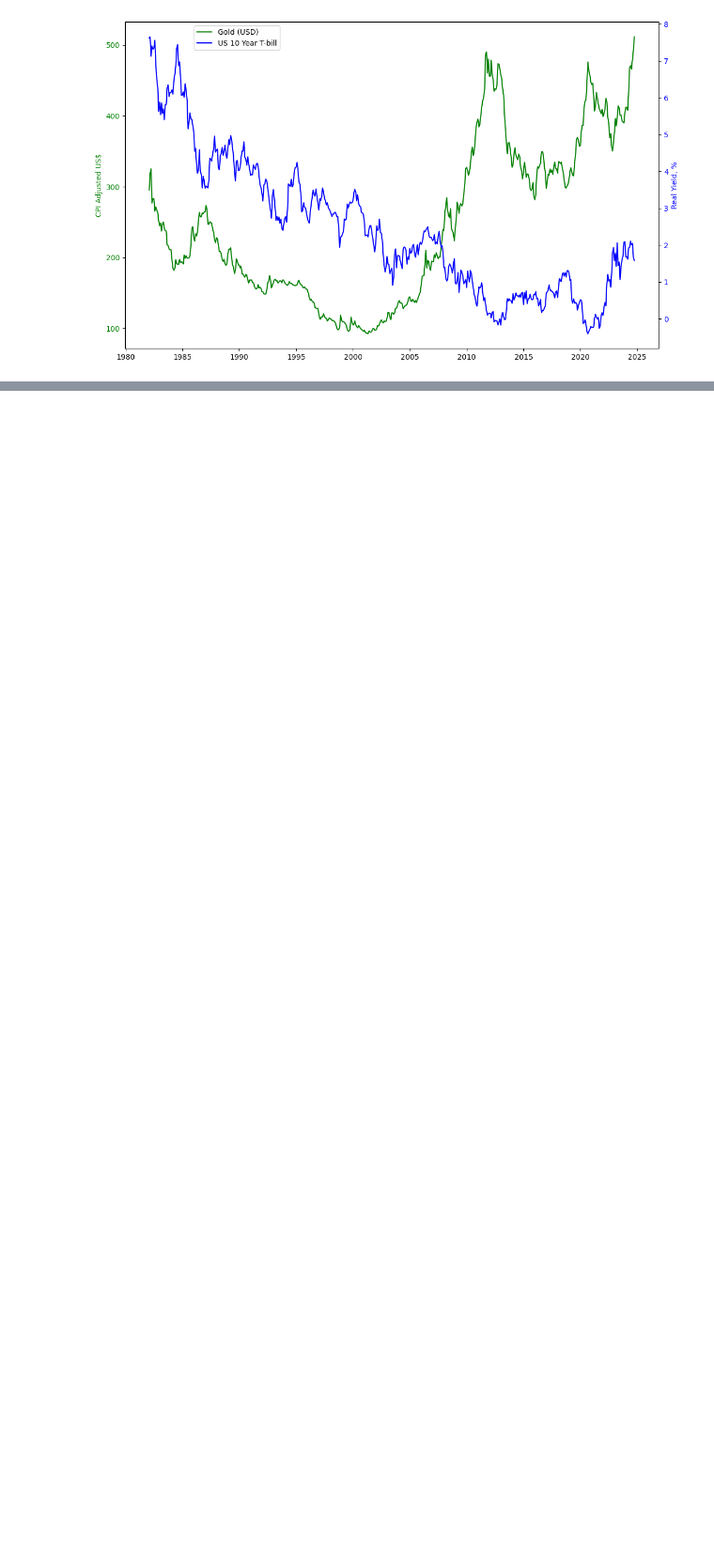
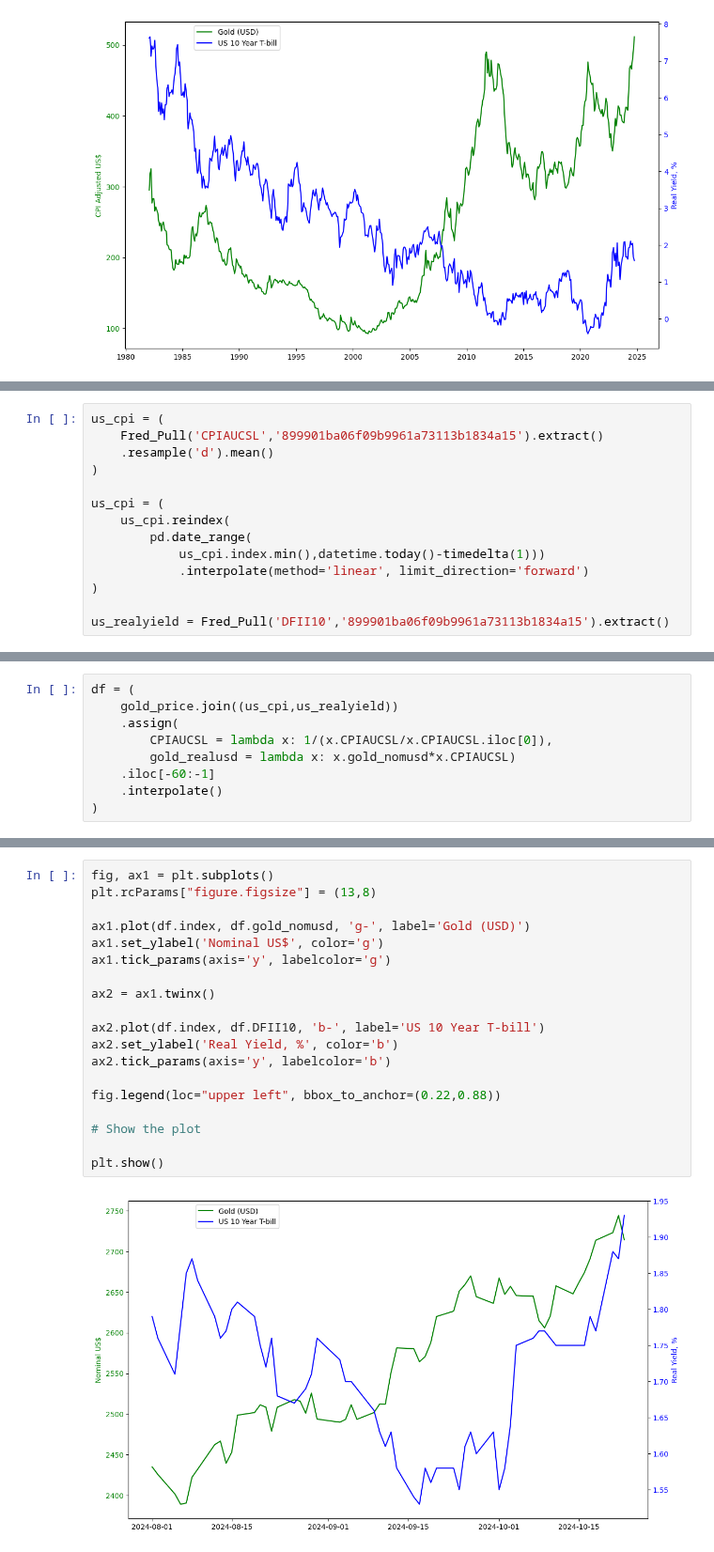
Before and after one commit to jamiegleave/econ, a Jupyter notebook: gold_rates.ipynb, the cells around one changed output, grey strips where cells are left out. Shown at 94% size. Cells and saved outputs as stored; diff of their text form; blank space fills up the shorter version.

```diff
--- a/gold_rates.ipynb
+++ b/gold_rates.ipynb
@@ -124,0 +122,14 @@ sns.scatterplot(post_cov,x='real_rate',y='real_price')
+# %%
+us_cpi = (
+    Fred_Pull('CPIAUCSL','899901ba06f09b9961a73113b1834a15').extract()
+    .resample('d').mean()
+)
+
+us_cpi = (
+    us_cpi.reindex(
+        pd.date_range(
+            us_cpi.index.min(),datetime.today()-timedelta(1)))
+            .interpolate(method='linear', limit_direction='forward')
+)
+
+us_realyield = Fred_Pull('DFII10','899901ba06f09b9961a73113b1834a15').extract()
@@ -124,0 +167,9 @@ sns.scatterplot(post_cov,x='real_rate',y='real_price')
+# %%
+df = (
+    gold_price.join((us_cpi,us_realyield))
+    .assign(
+        CPIAUCSL = lambda x: 1/(x.CPIAUCSL/x.CPIAUCSL.iloc[0]),
+        gold_realusd = lambda x: x.gold_nomusd*x.CPIAUCSL)
+    .iloc[-60:-1]
+    .interpolate()
+)
@@ -124,0 +197,21 @@ sns.scatterplot(post_cov,x='real_rate',y='real_price')
+# %%
+fig, ax1 = plt.subplots()
+plt.rcParams["figure.figsize"] = (13,8)
+
+ax1.plot(df.index, df.gold_nomusd, 'g-', label='Gold (USD)')
+ax1.set_ylabel('Nominal US$', color='g')
+ax1.tick_params(axis='y', labelcolor='g')
+
+ax2 = ax1.twinx()
+
+ax2.plot(df.index, df.DFII10, 'b-', label='US 10 Year T-bill')
+ax2.set_ylabel('Real Yield, %', color='b')
+ax2.tick_params(axis='y', labelcolor='b')
+
+fig.legend(loc="upper left", bbox_to_anchor=(0.22,0.88))
+
+# Show the plot
+
+plt.show()
+# %% [output]
+[figure, added]
```
Also changed, not shown: parts of 15 cells of this notebook.
